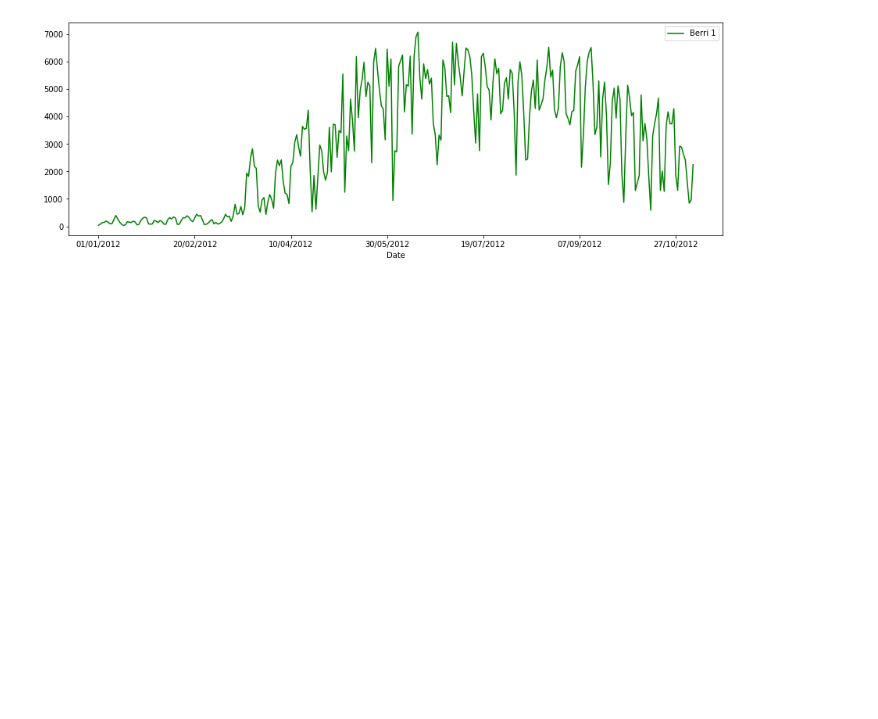
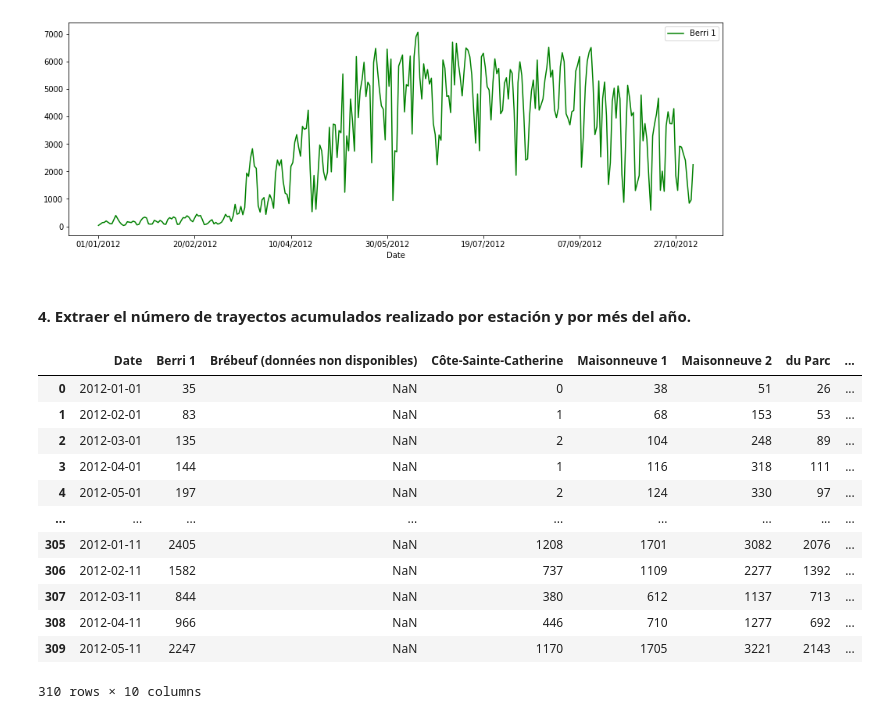
Before and after one commit to mcd-unison/prog-ejemplo, a Jupyter notebook: Examen Muestra Programación - Postgrado Ciencia de Datos .ipynb, the cells around one changed output. Drawn from its saved outputs; the diff is of its cells as text; code cells hidden in the pictures; blank space fills up the shorter version.

Commit message:
Resultado de trayectos acumulados realizados por mes del año

```diff
--- a/Examen Muestra Programación - Postgrado Ciencia de Datos .ipynb
+++ b/Examen Muestra Programación - Postgrado Ciencia de Datos .ipynb
@@ -48,3 +48,23 @@ bikesBD.plot(kind='line', x="Date", y="Berri 1", color="green", figsize=(15,5))
 # %% [output]
 <matplotlib.axes._subplots.AxesSubplot at 0x...>
 [figure]
+# %% [markdown]
+#### 4. Extraer el número de trayectos acumulados realizado por estación y por més del año.
+# %%
+bikesBD["Date"] = pd.to_datetime(bikesBD["Date"]) # Convirtiendo la columna "Date" a formato de fecha
+# %%
+bikesBD #mostrando tabla con cambios en columna "Date"
+# %% [output]
+|  | Date | Berri 1 | Brébeuf (données non disponibles) | Côte-Sainte-Catherine | Maisonneuve 1 | Maisonneuve 2 | du Parc | ... |
+| 0 | 2012-01-01 | 35 | NaN | 0 | 38 | 51 | 26 | ... |
+| 1 | 2012-02-01 | 83 | NaN | 1 | 68 | 153 | 53 | ... |
+| 2 | 2012-03-01 | 135 | NaN | 2 | 104 | 248 | 89 | ... |
+| 3 | 2012-04-01 | 144 | NaN | 1 | 116 | 318 | 111 | ... |
+| 4 | 2012-05-01 | 197 | NaN | 2 | 124 | 330 | 97 | ... |
+| ... | ... | ... | ... | ... | ... | ... | ... | ... |
+| 305 | 2012-01-11 | 2405 | NaN | 1208 | 1701 | 3082 | 2076 | ... |
+| 306 | 2012-02-11 | 1582 | NaN | 737 | 1109 | 2277 | 1392 | ... |
+| 307 | 2012-03-11 | 844 | NaN | 380 | 612 | 1137 | 713 | ... |
+| 308 | 2012-04-11 | 966 | NaN | 446 | 710 | 1277 | 692 | ... |
+| 309 | 2012-05-11 | 2247 | NaN | 1170 | 1705 | 3221 | 2143 | ... |
+310 rows × 10 columns
```
Also changed, not shown: parts of 5 cells of this notebook.
